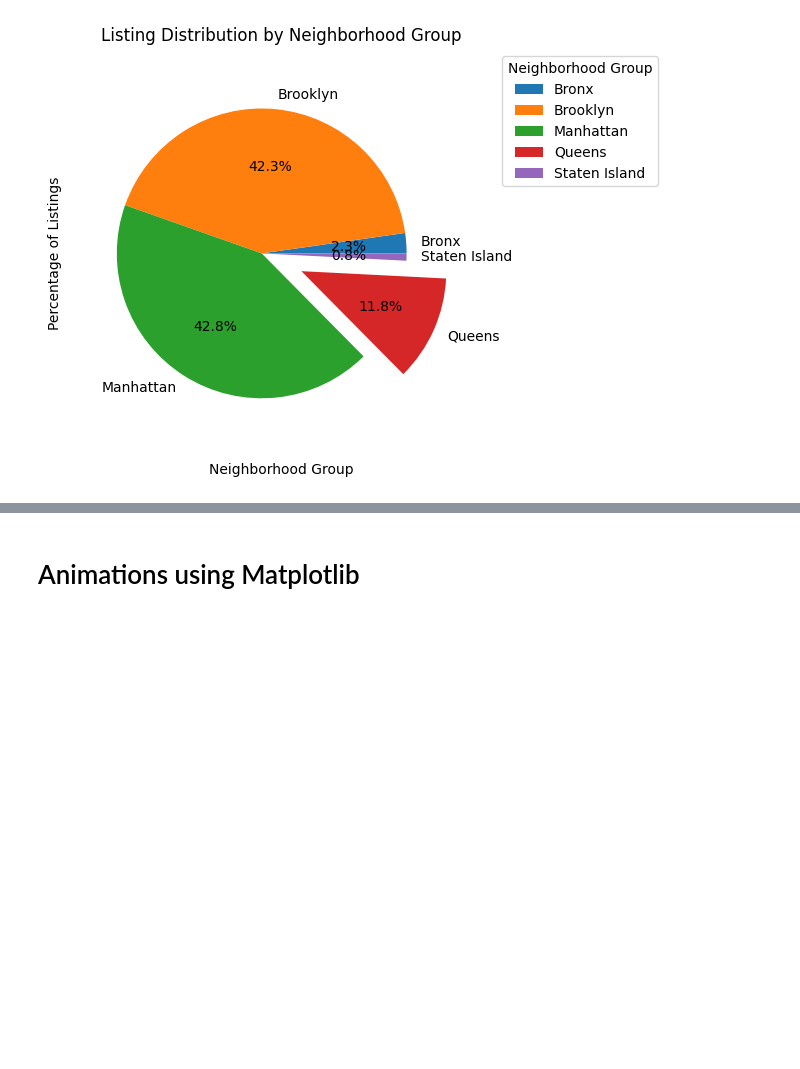
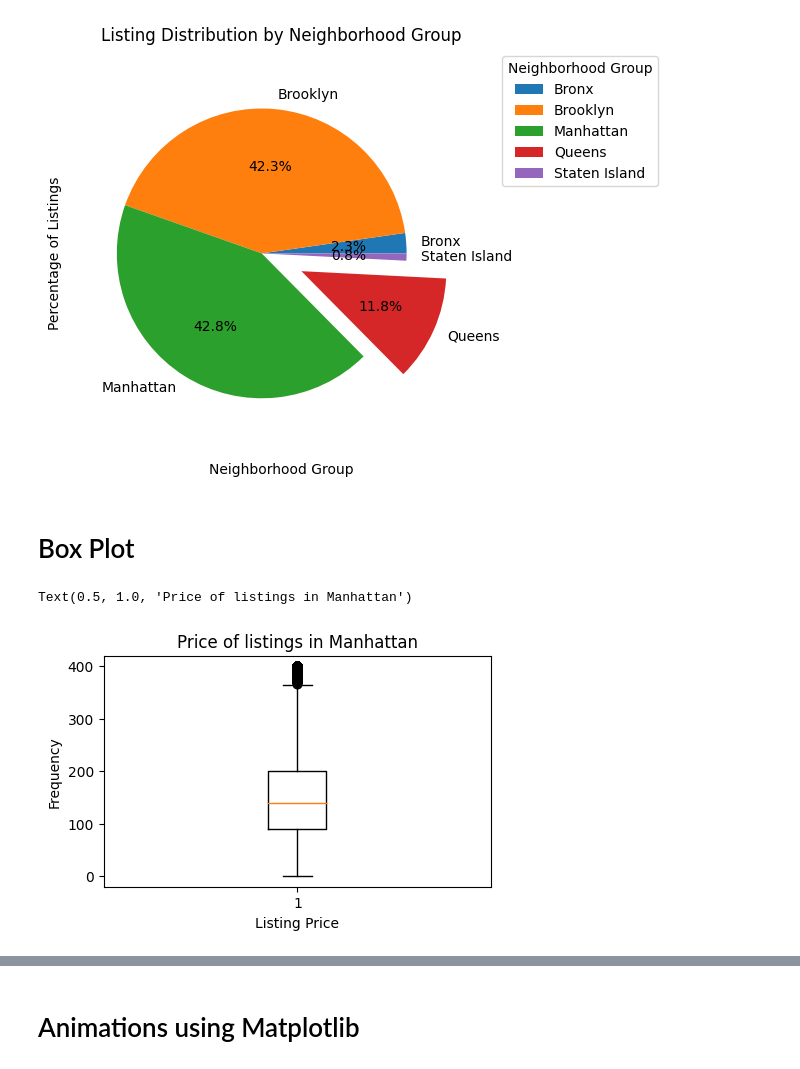
Before and after one commit to RohitMangale/ML, a Jupyter notebook: pythonLibraries/Matplotlib.ipynb, the cells around one changed output, grey strips where cells are left out. Drawn from its saved outputs; the diff is of its cells as text; code cells hidden in the pictures; blank space fills up the shorter version.

Commit message:
boxplot, violinplot

```diff
--- a/pythonLibraries/Matplotlib.ipynb
+++ b/pythonLibraries/Matplotlib.ipynb
@@ -405,3 +405,19 @@ plt.tight_layout()
 plt.show()
 # %% [output]
 [figure]
+# %% [markdown]
+# Box Plot
+# %%
+# Prices of listings in Manhattan
+x = df[(df['neighbourhood_group'] == 'Manhattan') & (df['price'] <= 400)]
+
+# print(x['price'].head())
+plt.figure(figsize=(5,3))
+plt.boxplot(x['price'])
+#  bottom makes the y axis start from where u want
+plt.xlabel('Listing Price')
+plt.ylabel('Frequency')
+plt.title('Price of listings in Manhattan')
+# %% [output]
+Text(0.5, 1.0, 'Price of listings in Manhattan')
+[figure, added]
```
Also changed, not shown: parts of 3 cells of this notebook.
